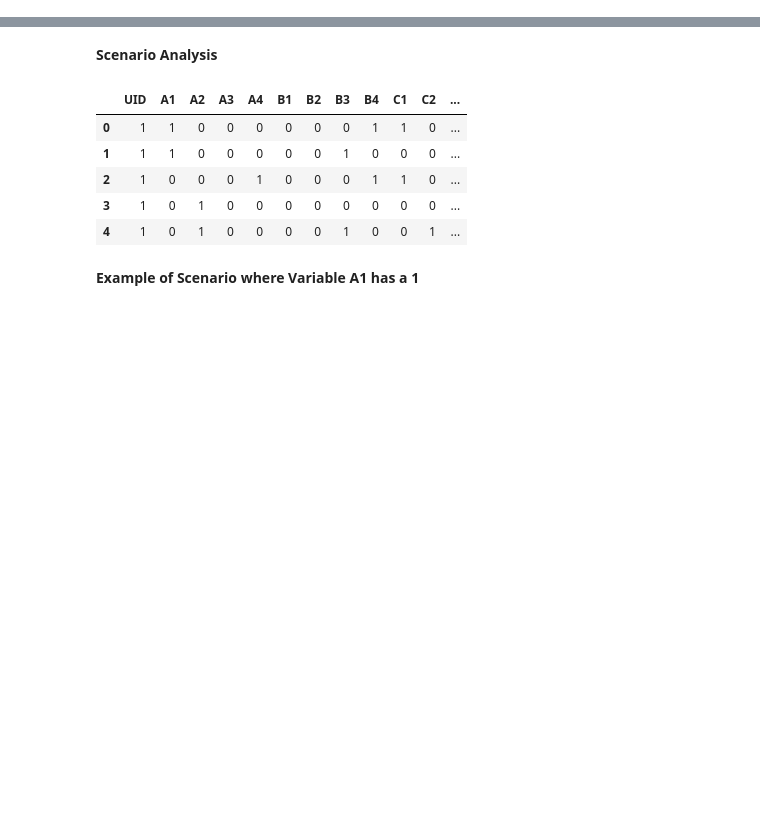
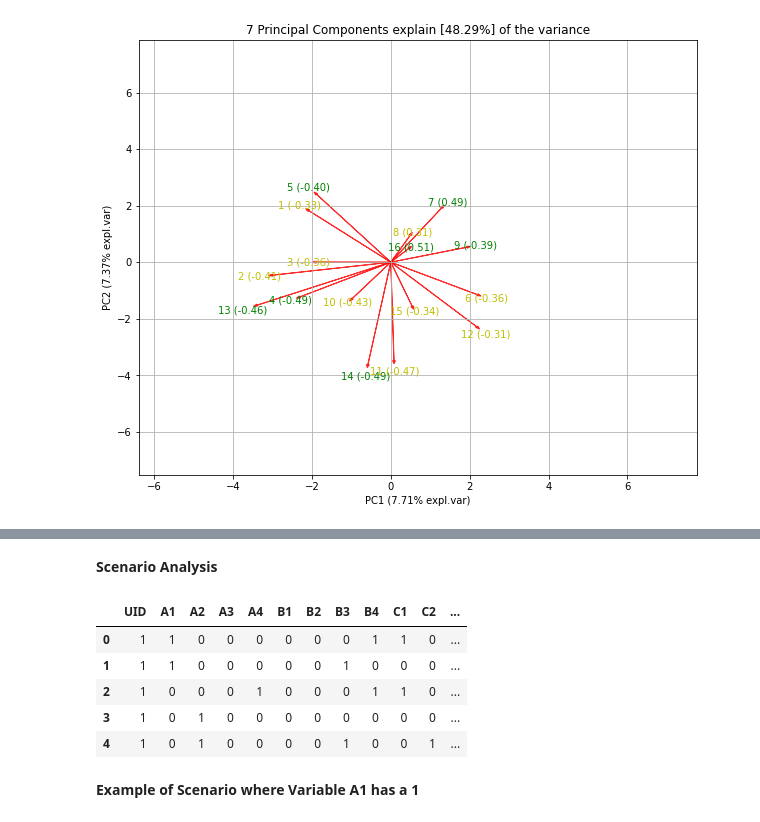
Before and after one commit to EricPostMaster/market-research-private, a Jupyter notebook: Inidividual_Models.ipynb, the cells around one changed output, grey strips where cells are left out. Saved outputs shown, nothing was run; the diff lists cells and outputs as text; code cells hidden in the pictures; blank space fills up the shorter version.

```diff
--- a/Inidividual_Models.ipynb
+++ b/Inidividual_Models.ipynb
@@ -91,3 +75,0 @@ op.head()
-# %%
-import random
-df['noise']=df['Rating'].apply(lambda x: x+random.random()/1000)
@@ -93,0 +244,17 @@ df['noise']=df['Rating'].apply(lambda x: x+random.random()/1000)
+# %%
+# Still need to re-write the first step that selects the number of components based on eigenvalues
+
+# Create PCA dataframe
+df_fct = df.drop(['UID','Rating','target'], axis=1)
+
+# Create PCA object
+pca = PCA(random_state=123)
+
+# Get principal components
+pca.fit(df_fct)
+
+# Get scores
+pca.transform(df_fct)
+
+# Save scores as dataframe for further use
+scores = pd.DataFrame(pca.transform(df_fct))
@@ -93,0 +270,11 @@ df['noise']=df['Rating'].apply(lambda x: x+random.random()/1000)
+# %%
+murph = stats.zscore(df_fct)
+
+# Create PCA object
+pca = PCA(random_state=123)
+
+# Get principal components
+# pca.fit(murph)
+
+# Get scores
+murph_new = pca.fit_transform(murph)
@@ -93,0 +299,3 @@ df['noise']=df['Rating'].apply(lambda x: x+random.random()/1000)
+# %%
+model = pca(n_components=7)
+results = model.fit_transform(murph)
@@ -93,0 +311,5 @@ df['noise']=df['Rating'].apply(lambda x: x+random.random()/1000)
+# %%
+# Correlation PCA
+fig, ax = model.biplot(n_feat=16, cmap=None, label=False, legend=False)
+# %% [output]
+[figure, added]
```
Also changed, not shown: parts of 35 cells of this notebook.
